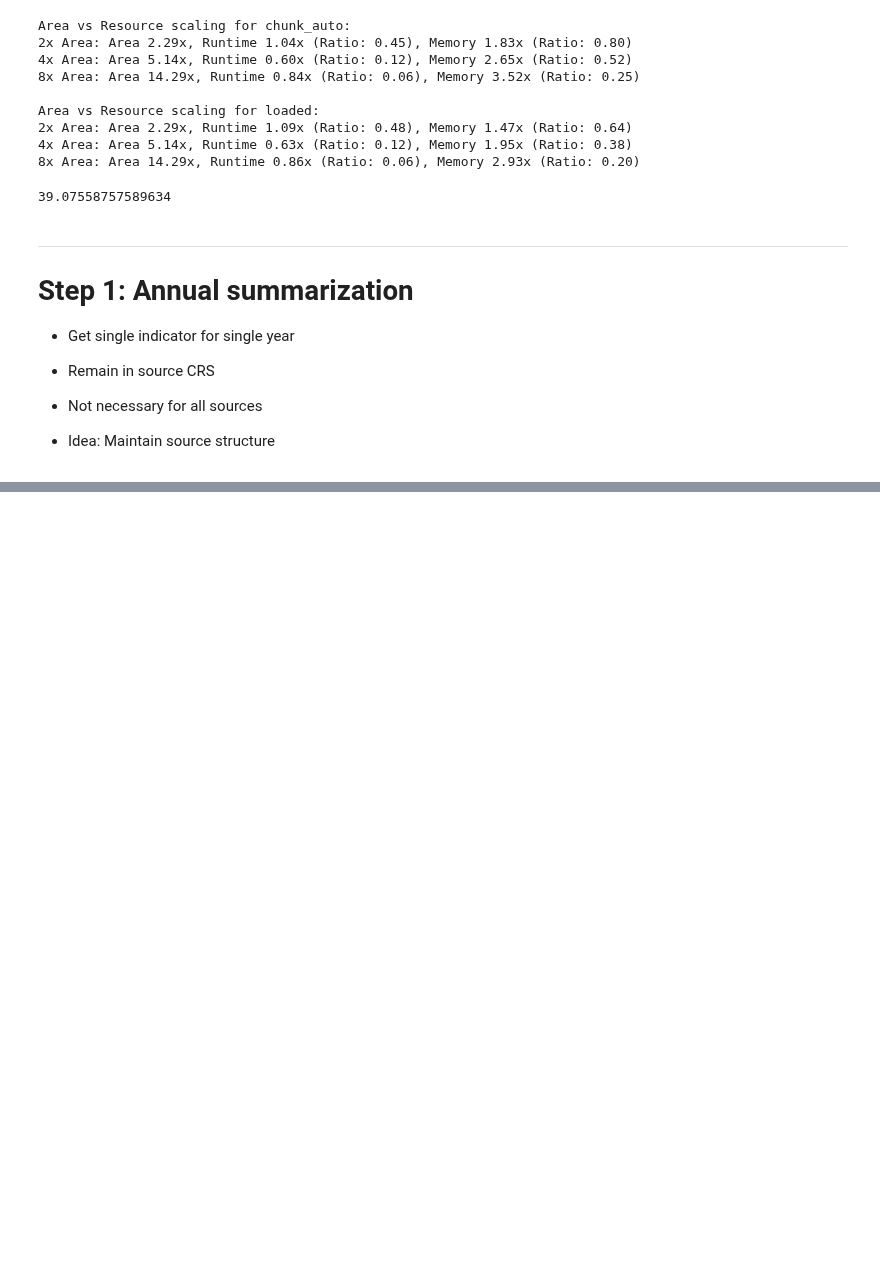
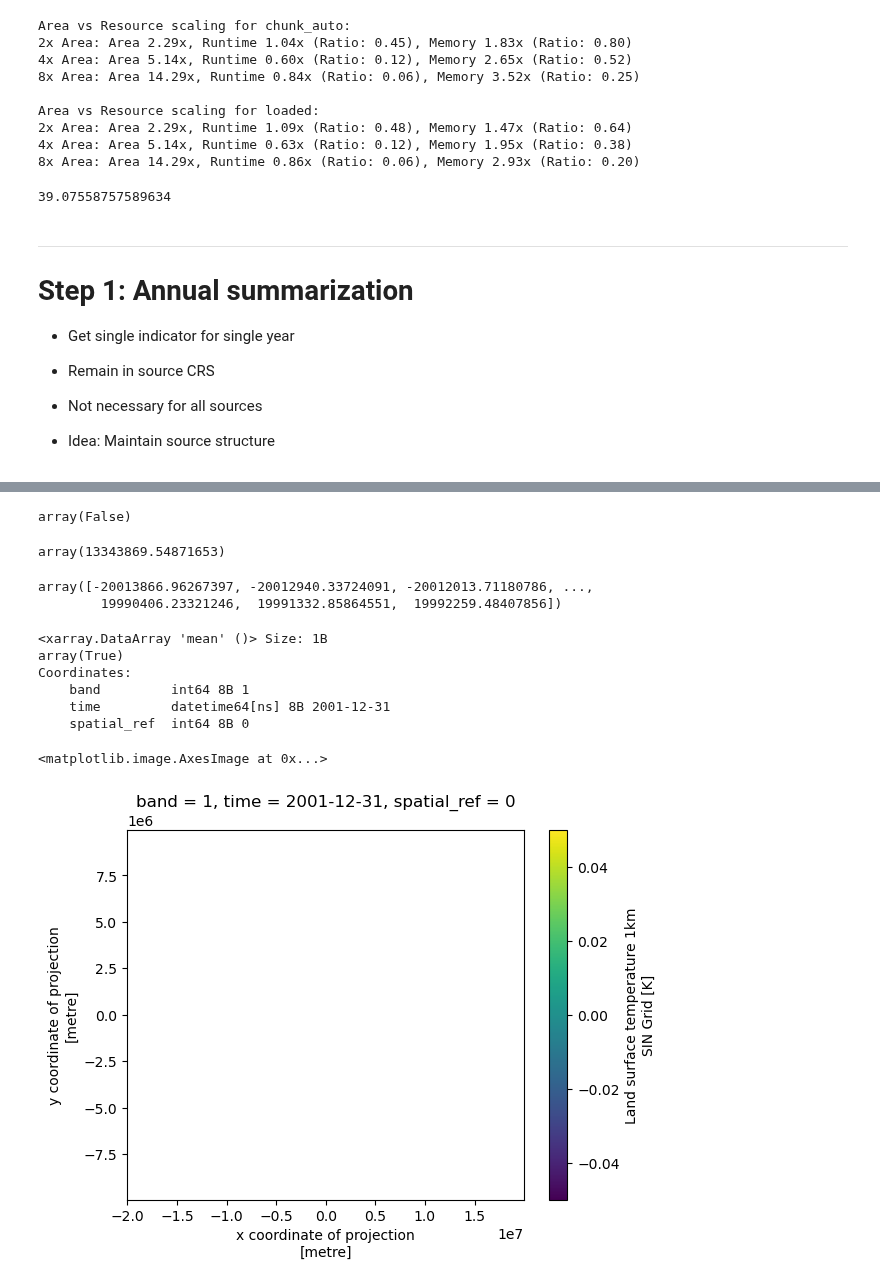
Before and after one commit to felixschulz385/growth-and-temperature, a Jupyter notebook: code/experiments/grid.ipynb, the cells around one changed output, grey strips where cells are left out. Saved outputs shown, nothing was run; the diff lists cells and outputs as text; code cells hidden in the pictures; blank space fills up the shorter version.

```diff
--- a/code/experiments/grid.ipynb
+++ b/code/experiments/grid.ipynb
@@ -654,0 +722,66 @@ MODIS_files_names.query("h==30 & v==9 & year==2001")
+# %%
+import tempfile
+import xarray as xr
+import rioxarray as rxr
+
+# create temporary directory
+with tempfile.TemporaryDirectory() as temp_dir:
+    crosssections = [None] * len(query_files)
+    # download and import files
+    for ifile, file in enumerate(query_files.path):
+        blob = storage_client.bucket("growthandheat").blob(file)
+        blob.download_to_filename(os.path.join(temp_dir, os.path.basename(file)))
+        crosssections[ifile] = rxr.open_rasterio(os.path.join(temp_dir, os.path.basename(file)), variable = "LST", decode_coords="all")
+
+    crosssections = xr.concat(crosssections, dim = query_files.day)
+    crosssections = crosssections.rename({"day": "time"})
+    crosssections["time"] = pd.to_datetime([f"{str(cyear)}{x}" for x in crosssections["time"].values], format="%Y%j").values
+
+    # calculate monthly mean, median, std, and non-missing count
+    monthly = xr.Dataset({
+        "mean": crosssections.resample(time="1ME").mean(),
+        "median": crosssections.resample(time="1ME").median(),
+        "std": crosssections.resample(time="1ME").std(),
+        "count": (~crosssections.isnull()).resample(time="1ME").sum()
+    })
+
+    annual = xr.Dataset({
+        "mean": crosssections.resample(time="1YE").mean(),
+        "median": crosssections.resample(time="1YE").median()
+    })
+# %%
+write_grid = xr.open_zarr("data/blank_grids/glass/LST/MODIS/Daily/1KM.zarr", decode_coords="all", chunks="auto")
+# %%
+test = xr.merge([write_grid, annual], join="left")
+# %%
+np.isin(annual.x[0].values, test.x.values)
+# %% [output]
+array(False)
+# %%
+annual.x[0].values
+# %% [output]
+array(13343869.54871653)
+# %%
+test.x.values
+# %% [output]
+array([-20013866.96267397, -20012940.33724091, -20012013.71180786, ...,
+        19990406.23321246,  19991332.85864551,  19992259.48407856])
+# %%
+test_reproject_25 = test.squeeze().rio.reproject(
+    dst_crs=test.rio.crs,
+    resolution=tuple([x * 4 for x in test.rio.resolution()]),
+)
+# %%
+test_reproject_25["mean"].isnull().all()
+# %% [output]
+<xarray.DataArray 'mean' ()> Size: 1B
+array(True)
+Coordinates:
+    band         int64 8B 1
+    time         datetime64[ns] 8B 2001-12-31
+    spatial_ref  int64 8B 0
+# %%
+test_reproject_25["mean"].plot.imshow()
+# %% [output]
+<matplotlib.image.AxesImage at 0x...>
+[figure, added]
```
Also changed, not shown: parts of 23 cells of this notebook, 14 other files.
